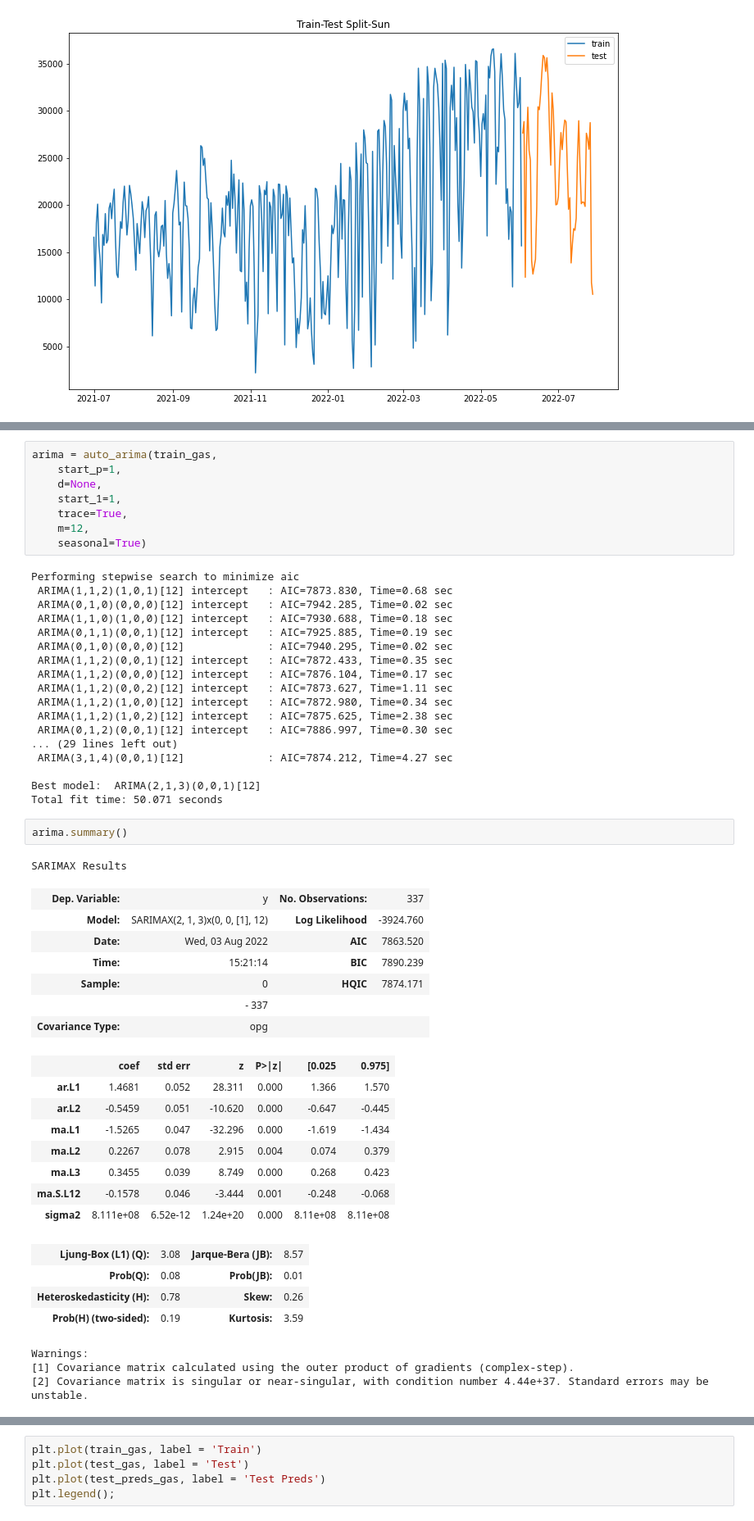
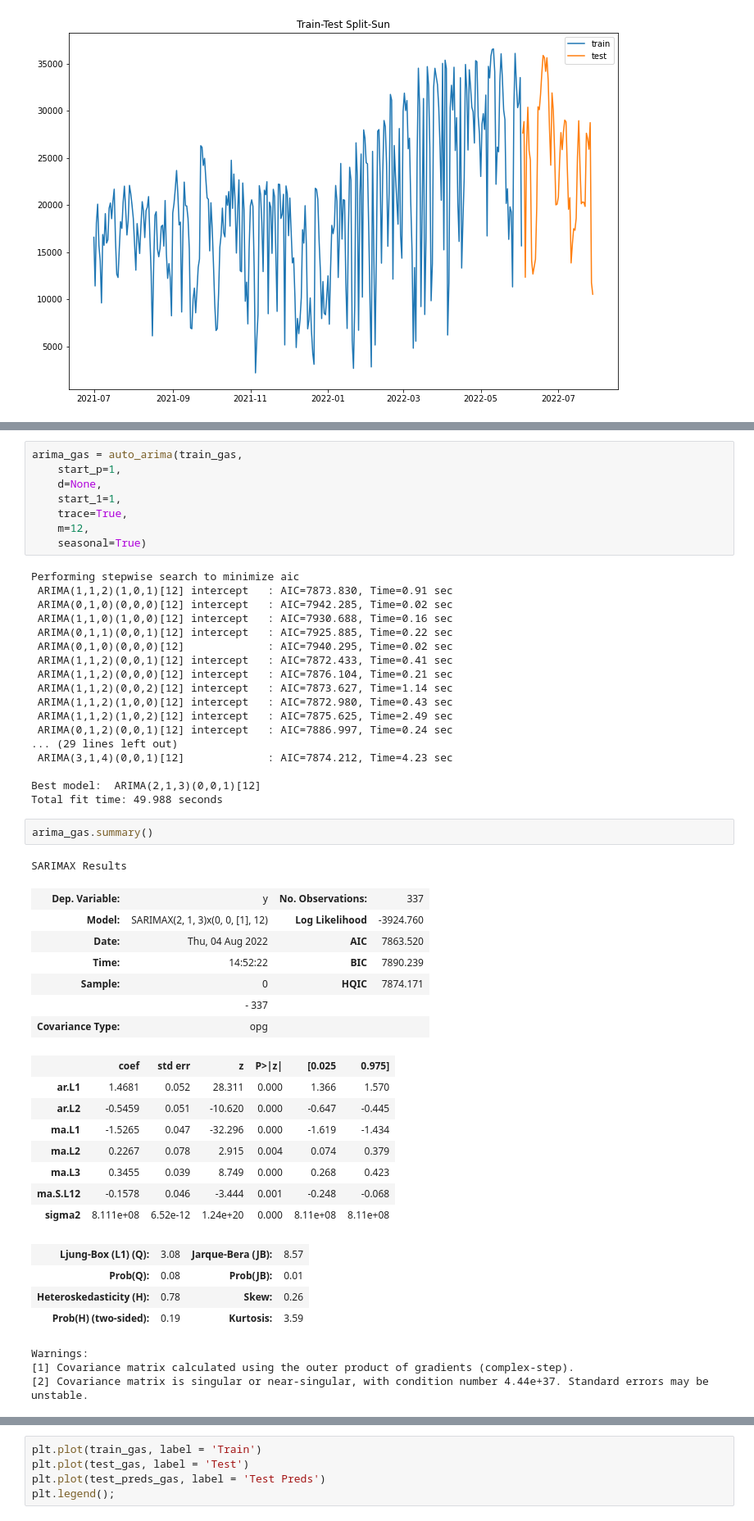
Before and after one commit to cdfurr/Solar-Power, a Jupyter notebook: Notebooks/Notebook_4.ipynb, the cells around one changed output, grey strips where cells are left out. Shown at 82% size. Cells and saved outputs as stored; diff of their text form.

```diff
--- a/Notebooks/Notebook_4.ipynb
+++ b/Notebooks/Notebook_4.ipynb
@@ -182,7 +426,7 @@ print(f"P-Value: {p_val_gas}, so should you difference the data? {should_diff_ga
 # %% [output]
 P-Value: 0.5482058552941115, so should you difference the data? True
 # %%
-arima = auto_arima(train_gas,
+arima_gas = auto_arima(train_gas,
     start_p=1,
     d=None,
     start_1=1,
@@ -191,30 +435,30 @@ arima = auto_arima(train_gas,
     seasonal=True)
 # %% [output]
 Performing stepwise search to minimize aic
- ARIMA(1,1,2)(1,0,1)[12] intercept   : AIC=7873.830, Time=0.68 sec
+ ARIMA(1,1,2)(1,0,1)[12] intercept   : AIC=7873.830, Time=0.91 sec
  ARIMA(0,1,0)(0,0,0)[12] intercept   : AIC=7942.285, Time=0.02 sec
- ARIMA(1,1,0)(1,0,0)[12] intercept   : AIC=7930.688, Time=0.18 sec
- ARIMA(0,1,1)(0,0,1)[12] intercept   : AIC=7925.885, Time=0.19 sec
+ ARIMA(1,1,0)(1,0,0)[12] intercept   : AIC=7930.688, Time=0.16 sec
+ ARIMA(0,1,1)(0,0,1)[12] intercept   : AIC=7925.885, Time=0.22 sec
  ARIMA(0,1,0)(0,0,0)[12]             : AIC=7940.295, Time=0.02 sec
- ARIMA(1,1,2)(0,0,1)[12] intercept   : AIC=7872.433, Time=0.35 sec
- ARIMA(1,1,2)(0,0,0)[12] intercept   : AIC=7876.104, Time=0.17 sec
- ARIMA(1,1,2)(0,0,2)[12] intercept   : AIC=7873.627, Time=1.11 sec
- ARIMA(1,1,2)(1,0,0)[12] intercept   : AIC=7872.980, Time=0.34 sec
- ARIMA(1,1,2)(1,0,2)[12] intercept   : AIC=7875.625, Time=2.38 sec
- ARIMA(0,1,2)(0,0,1)[12] intercept   : AIC=7886.997, Time=0.30 sec
+ ARIMA(1,1,2)(0,0,1)[12] intercept   : AIC=7872.433, Time=0.41 sec
+ ARIMA(1,1,2)(0,0,0)[12] intercept   : AIC=7876.104, Time=0.21 sec
+ ARIMA(1,1,2)(0,0,2)[12] intercept   : AIC=7873.627, Time=1.14 sec
+ ARIMA(1,1,2)(1,0,0)[12] intercept   : AIC=7872.980, Time=0.43 sec
+ ARIMA(1,1,2)(1,0,2)[12] intercept   : AIC=7875.625, Time=2.49 sec
+ ARIMA(0,1,2)(0,0,1)[12] intercept   : AIC=7886.997, Time=0.24 sec
 ... (29 lines left out)
- ARIMA(3,1,4)(0,0,1)[12]             : AIC=7874.212, Time=4.27 sec
+ ARIMA(3,1,4)(0,0,1)[12]             : AIC=7874.212, Time=4.23 sec
 
 Best model:  ARIMA(2,1,3)(0,0,1)[12]
-Total fit time: 50.071 seconds
+Total fit time: 49.988 seconds
 # %%
-arima.summary()
+arima_gas.summary()
 # %% [output]
 SARIMAX Results
 | Dep. Variable: | y | No. Observations: | 337 |
 | Model: | SARIMAX(2, 1, 3)x(0, 0, [1], 12) | Log Likelihood | -3924.760 |
-| Date: | Wed, 03 Aug 2022 | AIC | 7863.520 |
-| Time: | 15:21:14 | BIC | 7890.239 |
+| Date: | Thu, 04 Aug 2022 | AIC | 7863.520 |
+| Time: | 14:52:22 | BIC | 7890.239 |
 | Sample: | 0 | HQIC | 7874.171 |
 |  | - 337 |  |  |
 | Covariance Type: | opg |  |  |
```
Also changed, not shown: parts of 186 cells of this notebook, 7 other files.
